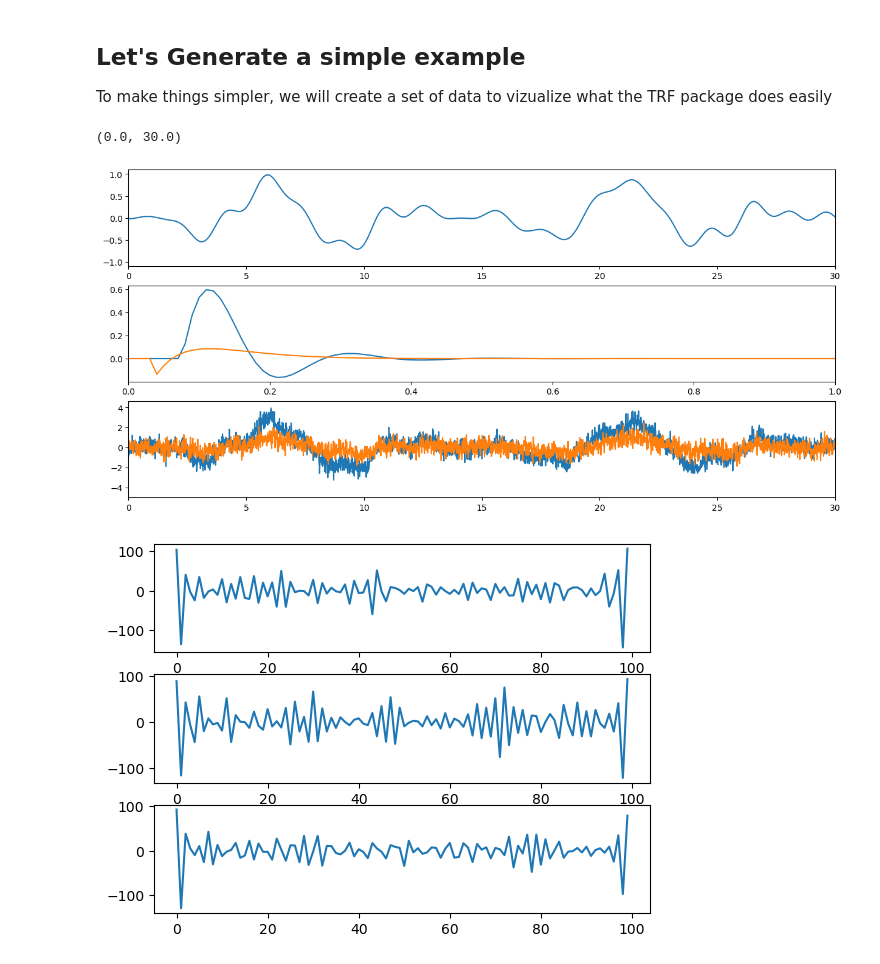
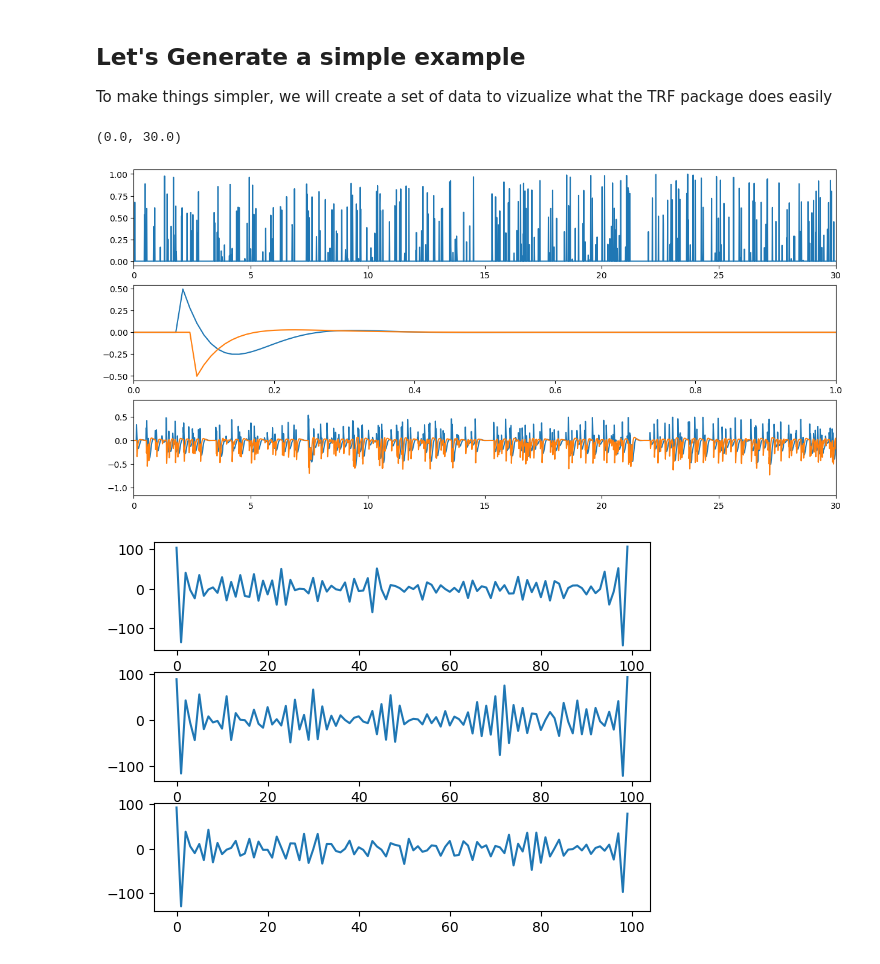
Before and after one commit to phg17/sPyEEG, a Jupyter notebook: demos/trf_forward_example.ipynb, the cells around one changed output. Drawn from its saved outputs; the diff is of its cells as text; code cells hidden in the pictures.

```diff
--- a/demos/trf_forward_example.ipynb
+++ b/demos/trf_forward_example.ipynb
@@ -34,27 +35,27 @@ To make things simpler, we will create a set of data to vizualize what the TRF p
 # %%
 fs = 100
 n_feat = 1
 n_channels = 2
 T = 600
 time_array, X, Y, events, impulse_responses = simulate_channels(n_feat = n_feat, n_channels = n_channels, fs = fs, T = T,
-                                                              stim_type = 'continuous', n_pulse = T * 10,
+                                                              stim_type = 'discrete', n_pulse = T * 10,
                                                               impulse_freqs = [1,10], decreasing_rates = [10,25], delays = [0.03,0.1],
                                                               compression_factor = 1,
-                                                              noise_level = 0.5, beta_noise = 0.4, #0 = white, 1 = pink, 2 = red
+                                                              noise_level = 0, beta_noise = 0.4, #0 = white, 1 = pink, 2 = red
                                                               random_seed = 0, scale_data = False)
 
 fig, ax = plt.subplots(3,figsize = (15,7), sharex = False)
 ax[0].plot(time_array,X)
 for i in range(n_feat):
     for j in range(n_channels):
         ax[1].plot(time_array,impulse_responses[i,j])
 ax[2].plot(time_array,Y)
 ax[0].set_xlim([0,30])
 ax[1].set_xlim([0,1])
 ax[2].set_xlim([0,30])
 # %% [output]
 (0.0, 30.0)
-[figure, old version]
+[figure, new version]
 # %%
 tmin = -0.3
 tmax = 0.7
```
Also changed, not shown: parts of 30 cells of this notebook, 3 other files.
